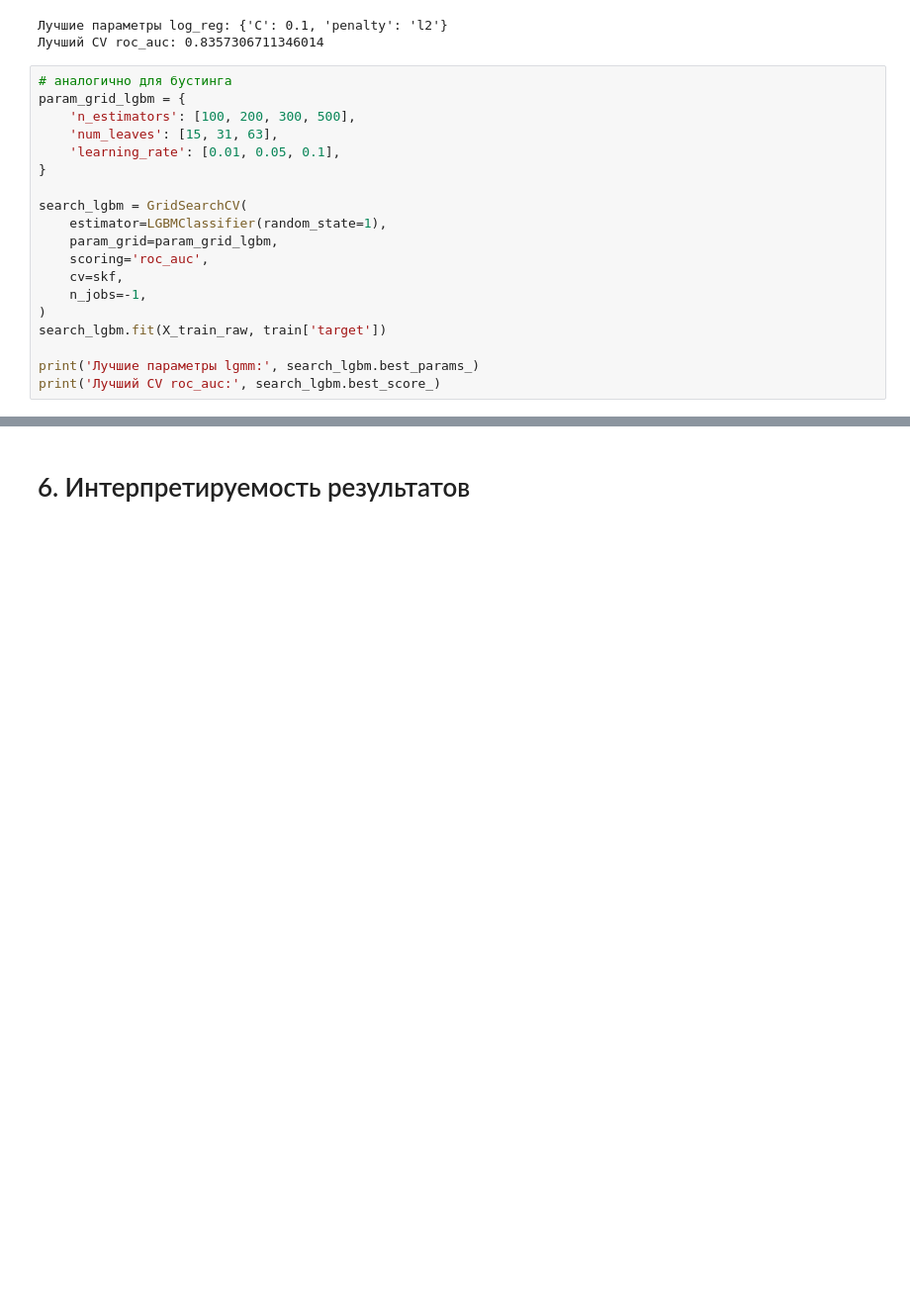
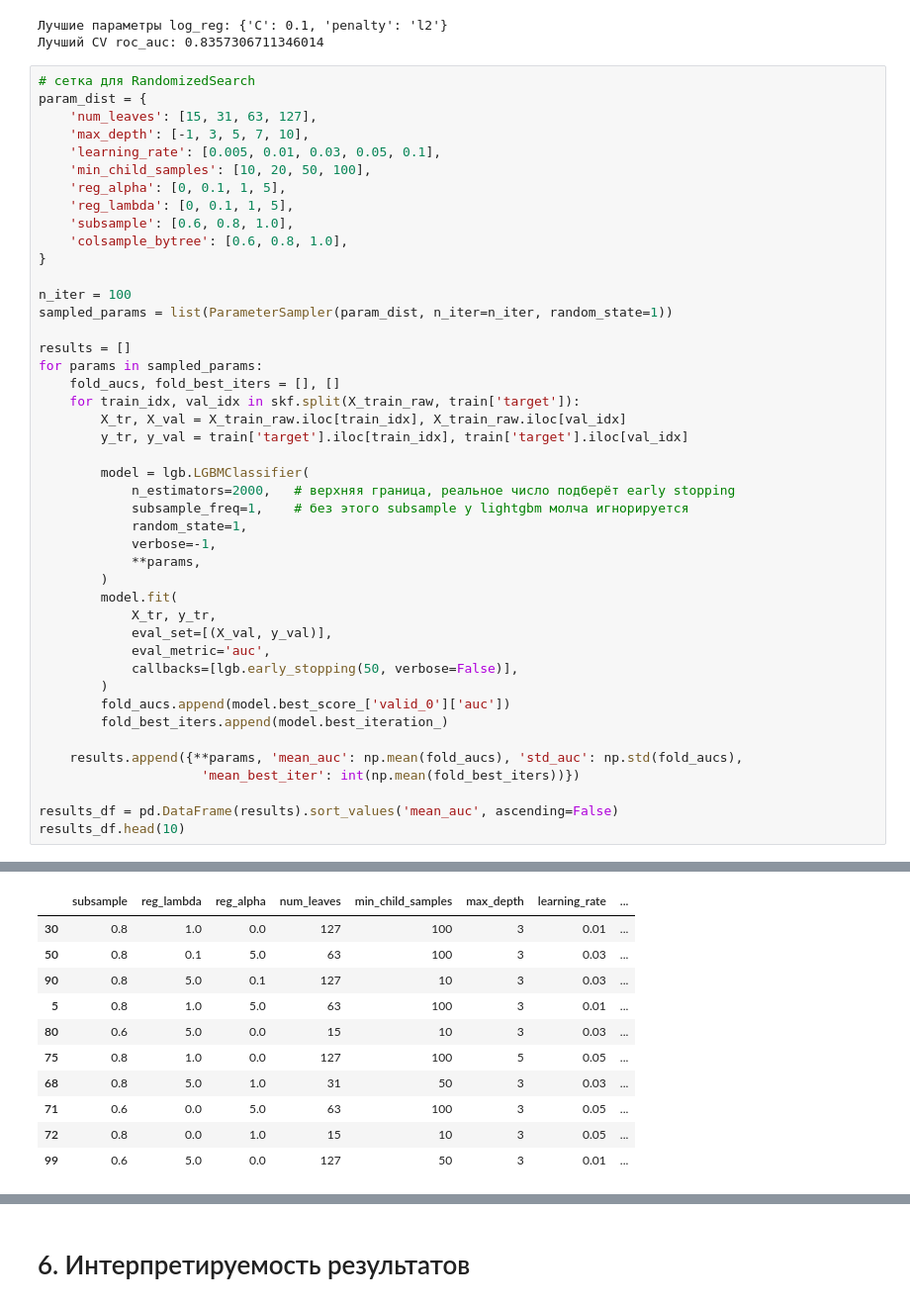
Before and after one commit to Polemarh/credit_scoring_ml, a Jupyter notebook: competition.ipynb, the cells around one changed output, grey strips where cells are left out. Shown at 99% size. Drawn from its saved outputs; the diff is of its cells as text; blank space fills up the shorter version.

```diff
--- a/competition.ipynb
+++ b/competition.ipynb
@@ -1109,22 +1121,47 @@ print('Лучший CV roc_auc:', search_logreg.best_score_)
 Лучшие параметры log_reg: {'C': 0.1, 'penalty': 'l2'}
 Лучший CV roc_auc: 0.8357306711346014
 # %%
-# аналогично для бустинга
-param_grid_lgbm = {
-    'n_estimators': [100, 200, 300, 500],
-    'num_leaves': [15, 31, 63],
-    'learning_rate': [0.01, 0.05, 0.1],
+# сетка для RandomizedSearch
+param_dist = {
+    'num_leaves': [15, 31, 63, 127],
+    'max_depth': [-1, 3, 5, 7, 10],
+    'learning_rate': [0.005, 0.01, 0.03, 0.05, 0.1],
+    'min_child_samples': [10, 20, 50, 100],
+    'reg_alpha': [0, 0.1, 1, 5],
+    'reg_lambda': [0, 0.1, 1, 5],
+    'subsample': [0.6, 0.8, 1.0],
+    'colsample_bytree': [0.6, 0.8, 1.0],
 }
 
-search_lgbm = GridSearchCV(
-    estimator=LGBMClassifier(random_state=1),
-    param_grid=param_grid_lgbm,
-    scoring='roc_auc',
-    cv=skf,
-    n_jobs=-1,
-)
-search_lgbm.fit(X_train_raw, train['target'])
+n_iter = 100
+sampled_params = list(ParameterSampler(param_dist, n_iter=n_iter, random_state=1))
 
-print('Лучшие параметры lgmm:', search_lgbm.best_params_)
-print('Лучший CV roc_auc:', search_lgbm.best_score_)
+results = []
+for params in sampled_params:
+    fold_aucs, fold_best_iters = [], []
+    for train_idx, val_idx in skf.split(X_train_raw, train['target']):
+        X_tr, X_val = X_train_raw.iloc[train_idx], X_train_raw.iloc[val_idx]
+        y_tr, y_val = train['target'].iloc[train_idx], train['target'].iloc[val_idx]
+
+        model = lgb.LGBMClassifier(
+            n_estimators=2000,   # верхняя граница, реальное число подберёт early stopping
+            subsample_freq=1,    # без этого subsample у lightgbm молча игнорируется
+            random_state=1,
+            verbose=-1,
+            **params,
+        )
+        model.fit(
+            X_tr, y_tr,
+            eval_set=[(X_val, y_val)],
+            eval_metric='auc',
+            callbacks=[lgb.early_stopping(50, verbose=False)],
+        )
+        fold_aucs.append(model.best_score_['valid_0']['auc'])
+        fold_best_iters.append(model.best_iteration_)
+
+    results.append({**params, 'mean_auc': np.mean(fold_aucs), 'std_auc': np.std(fold_aucs),
+                     'mean_best_iter': int(np.mean(fold_best_iters))})
+
+results_df = pd.DataFrame(results).sort_values('mean_auc', ascending=False)
+results_df.head(10)
 # %% [output]
@@ -1147,0 +1168,11 @@ You can set `force_row_wise=true` to remove the overhead.
+|  | subsample | reg_lambda | reg_alpha | num_leaves | min_child_samples | max_depth | learning_rate | ... |
+| 30 | 0.8 | 1.0 | 0.0 | 127 | 100 | 3 | 0.01 | ... |
+| 50 | 0.8 | 0.1 | 5.0 | 63 | 100 | 3 | 0.03 | ... |
+| 90 | 0.8 | 5.0 | 0.1 | 127 | 10 | 3 | 0.03 | ... |
+| 5 | 0.8 | 1.0 | 5.0 | 63 | 100 | 3 | 0.01 | ... |
+| 80 | 0.6 | 5.0 | 0.0 | 15 | 10 | 3 | 0.03 | ... |
+| 75 | 0.8 | 1.0 | 0.0 | 127 | 100 | 5 | 0.05 | ... |
+| 68 | 0.8 | 5.0 | 1.0 | 31 | 50 | 3 | 0.03 | ... |
+| 71 | 0.6 | 0.0 | 5.0 | 63 | 100 | 3 | 0.05 | ... |
+| 72 | 0.8 | 0.0 | 1.0 | 15 | 10 | 3 | 0.05 | ... |
+| 99 | 0.6 | 5.0 | 0.0 | 127 | 50 | 3 | 0.01 | ... |
```
Also changed, not shown: parts of 11 cells of this notebook.
